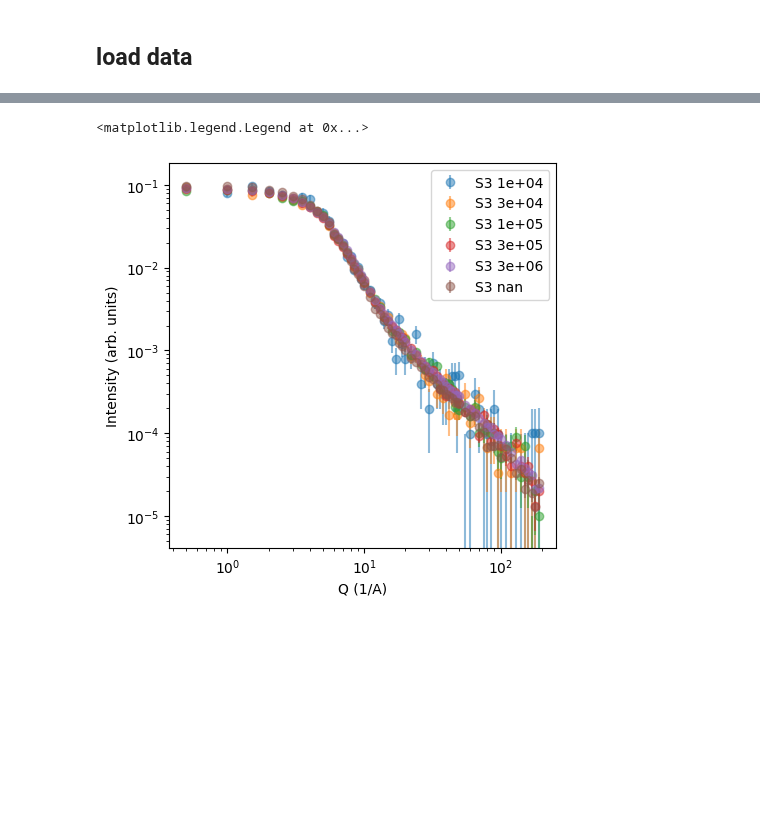
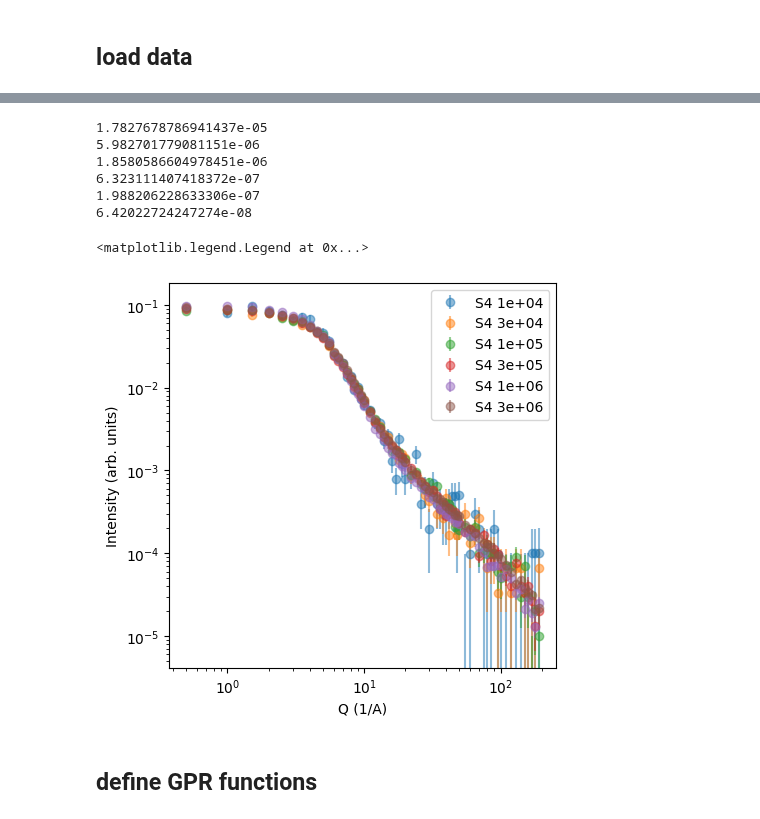
Before and after one commit to ch-tung/MLSR, a Jupyter notebook: test_USANS.ipynb, the cells around one changed output, grey strips where cells are left out. Cells and saved outputs as stored; diff of their text form; code cells hidden in the pictures; blank space fills up the shorter version.

```diff
--- a/test_USANS.ipynb
+++ b/test_USANS.ipynb
@@ -81,6 +81,8 @@ for fname in sample3_files:
     else:
         sample3_time_list.append(np.nan)
 
+sample3_time_list = [1e6 if np.isnan(t) else t for t in sample3_time_list]
+
 # Combine times and data, sort by time, then unpack
 sorted_items = sorted(zip(sample3_time_list, sample3_data_list), key=lambda x: (np.isnan(x[0]), x[0]))
 sample3_time_list_sorted, sample3_data_list_sorted = zip(*sorted_items)
@@ -91,17 +117,27 @@ sample3_data_list = list(sample3_data_list_sorted)
 # %%
 fig = plt.figure(figsize=(5,5))
 ax = fig.add_subplot(111)
 
 for i, data in enumerate(sample3_data_list):
     Q = data[:, 0]
     I = data[:, 1]
     dI = data[:, 2]
-    ax.errorbar(Q, I, yerr=dI, fmt='o', label=f'S3 {sample3_time_list[i]:.0e}', alpha=0.5)
+    msdI = np.mean(dI**2)
+    print(msdI)
+    ax.errorbar(Q, I, yerr=dI, fmt='o', label=f'S4 {sample4_time_list[i]:.0e}', alpha=0.5)
 ax.set_xlabel('Q (1/A)')
 ax.set_ylabel('Intensity (arb. units)')
 ax.set_xscale('log')
 ax.set_yscale('log')
 ax.legend()
 # %% [output]
-<matplotlib.legend.Legend at 0x...>
+1.7827678786941437e-05
+5.982701779081151e-06
+1.8580586604978451e-06
+6.323111407418372e-07
+1.988206228633306e-07
+6.42022724247274e-08
+<matplotlib.legend.Legend at 0x...>
-[figure, old version]
+[figure, new version]
+# %% [markdown]
+## define GPR functions
```
Also changed, not shown: parts of 6 cells of this notebook.
